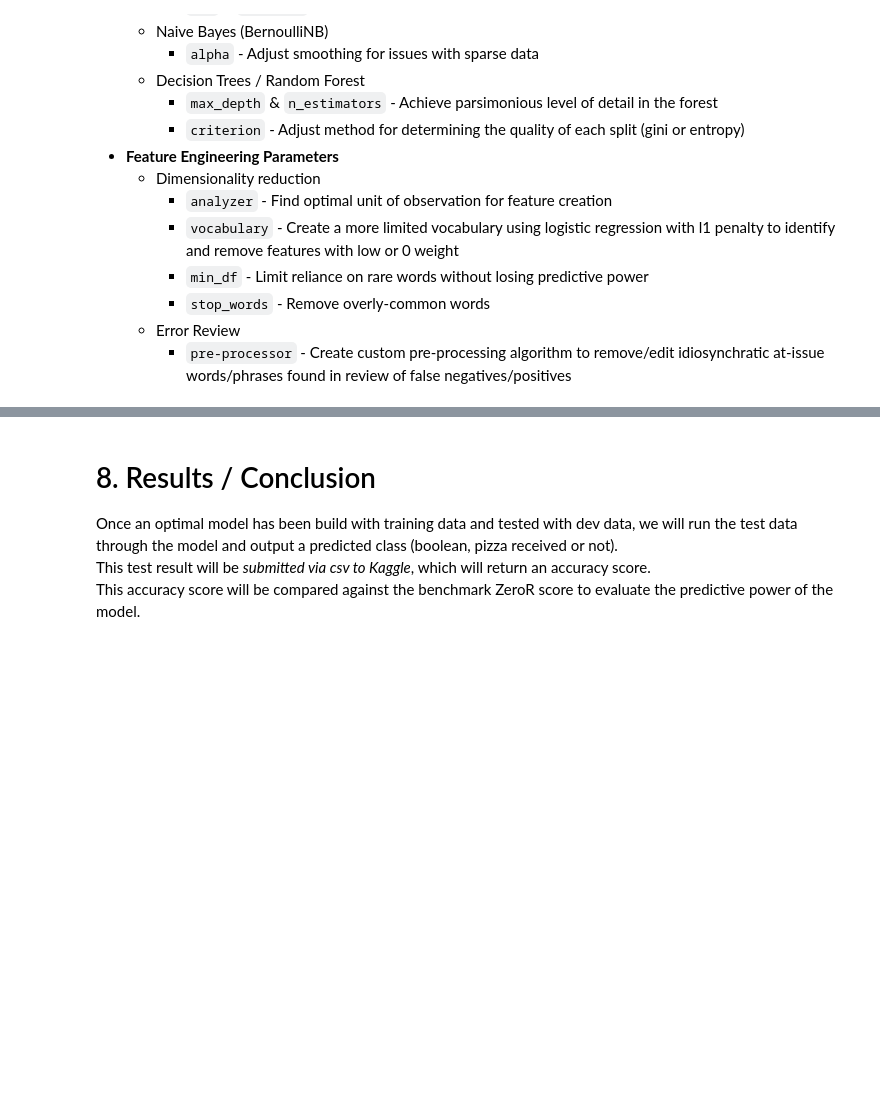
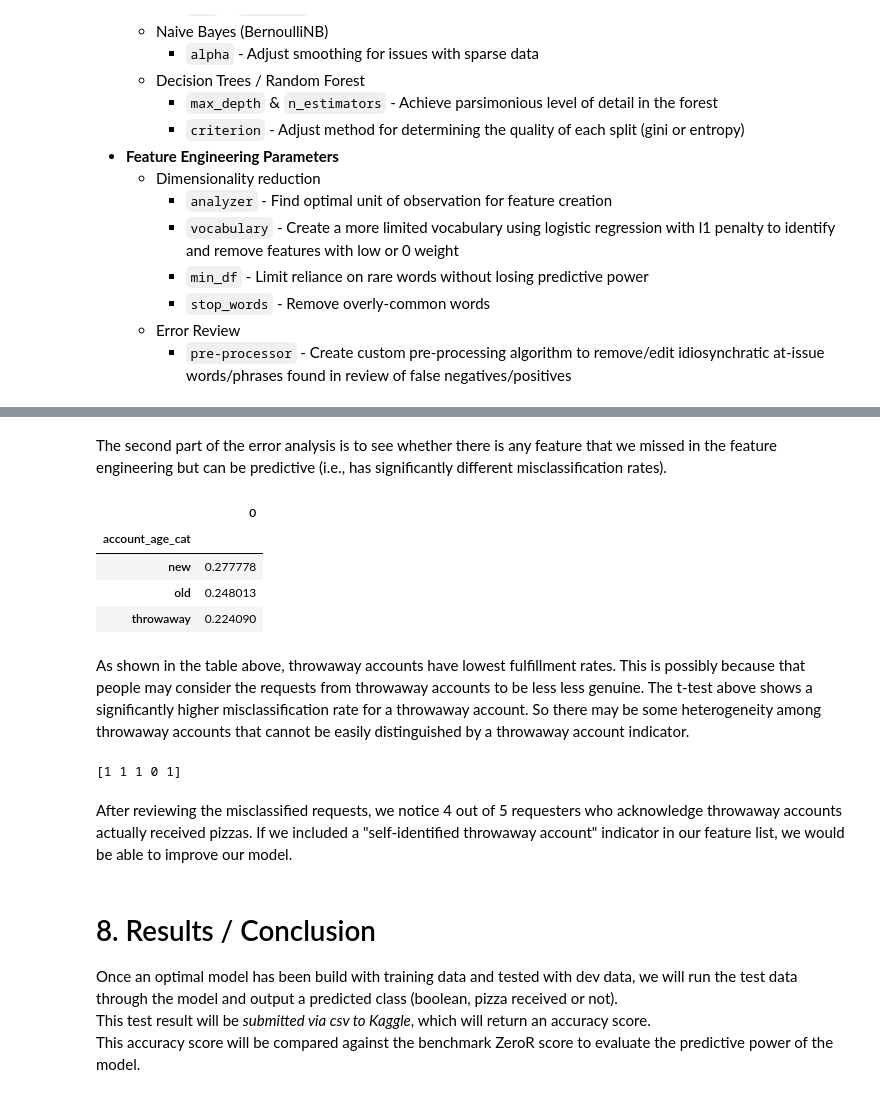
Before and after one commit to timspit/w207_final_project, a Jupyter notebook: W207_Group2_FinalProject_BajevaSpittleVenkataWu.ipynb, the cells around one changed output, grey strips where cells are left out. Saved outputs shown, nothing was run; the diff lists cells and outputs as text; code cells hidden in the pictures; blank space fills up the shorter version.

Commit message:
More error analysis

```diff
--- a/W207_Group2_FinalProject_BajevaSpittleVenkataWu.ipynb
+++ b/W207_Group2_FinalProject_BajevaSpittleVenkataWu.ipynb
@@ -2111,3 +2107,39 @@ print(t_test_pd[t_test_pd['p-value for t-test']  < 0.01])
+# %% [markdown]
+The second part of the error analysis is to see whether there is any feature that we missed in the feature engineering but can be predictive (i.e., has significantly different misclassification rates).
+# %%
+pd.DataFrame(Y_train_np).groupby(dev_df['account_age_cat']).mean()
+# %% [output]
+|  | 0 |
+| account_age_cat |  |
+| new | 0.277778 |
+| old | 0.248013 |
+| throwaway | 0.224090 |
+# %% [markdown]
+As shown in the table above, throwaway accounts have lowest fulfillment rates. This is possibly because that people may consider the requests from throwaway accounts to be less less genuine. The t-test above shows a significantly higher misclassification rate for a throwaway account. So there may be some heterogeneity among throwaway accounts that cannot be easily distinguished by a throwaway account indicator.
+# %%
+misclassified_index_dev = np.where(dev_labels != dev_pred_xgb_final)
+
+errorAnalysis_dev = dev_df.iloc[misclassified_index_dev]
+errorAnalysis_dev_labels = dev_labels[misclassified_index_dev]
+
+## If the request text or title contains 'throwaway' or 'throw away', make it as self-identified throwaway accounts
+ind_selfIdentified_throwaway_lst = []
+for i in range(len(errorAnalysis_dev)):
+    msg = errorAnalysis_dev['post_and_title'].values[i]
+    if 'throwaway' in msg or 'throw away' in msg:
+        ind_selfIdentified_throwaway_lst.append(1)
+    else:
+        ind_selfIdentified_throwaway_lst.append(0)
+
+errorAnalysis_dev['ind_selfIdentified_throwaway'] = ind_selfIdentified_throwaway_lst
+selfIdentified_index_dev = np.where(errorAnalysis_dev['ind_selfIdentified_throwaway'] == 1)
+
+## Print the correct label for self-identified throwaway accounts
+print(errorAnalysis_dev_labels[selfIdentified_index_dev])
+# %% [output]
+[1 1 1 0 1]
+# %% [markdown]
+After reviewing the misclassified requests, we notice 4 out of 5 requesters who acknowledge throwaway accounts actually received pizzas. If we included a "self-identified throwaway account" indicator in our feature list, we would be able to improve our model.
 # %% [markdown]
 <a id="conclusion"></a>
 # 8. Results / Conclusion
```
Also changed, not shown: parts of 4 cells of this notebook.
